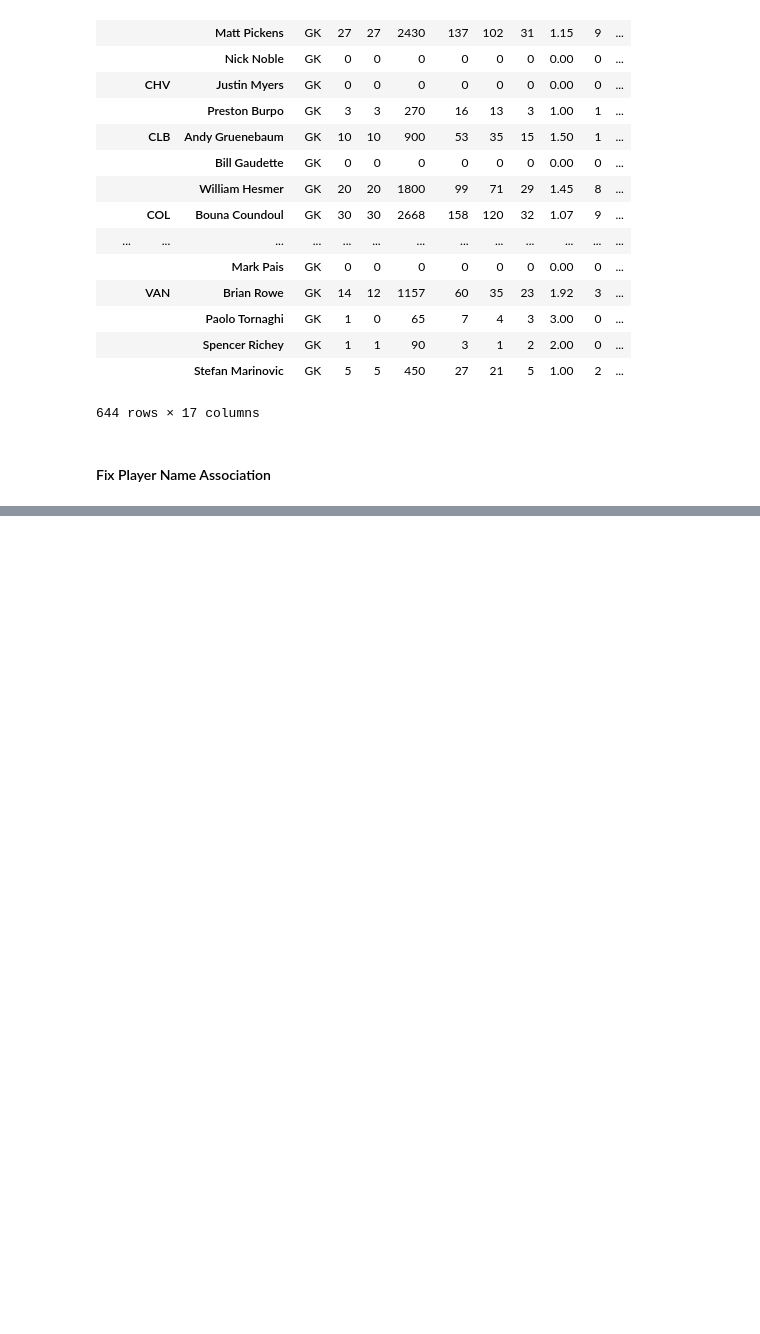
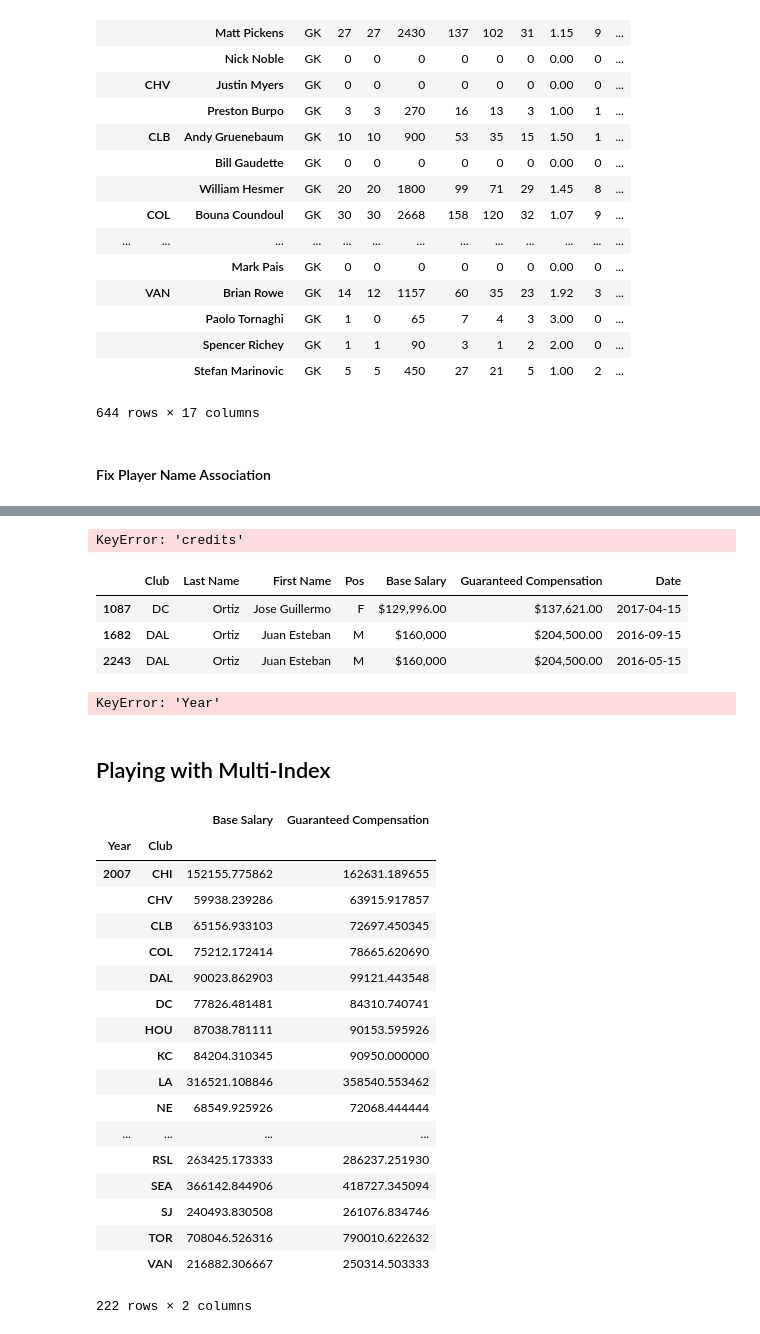
Before and after one commit to cneiderer/Class_Projects, a Jupyter notebook: Project_2/LinkingStats.ipynb, the cells around one changed output, grey strips where cells are left out. Drawn from its saved outputs; the diff is of its cells as text; code cells hidden in the pictures; blank space fills up the shorter version.

```diff
--- a/Project_2/LinkingStats.ipynb
+++ b/Project_2/LinkingStats.ipynb
@@ -330,0 +287,40 @@ print(fwuzz.fuzz.token_set_ratio(str2, str3))
+# %%
+player_map['Jose Martin']
+# %% [output]
+KeyError: 'credits'
+# %%
+salary_df[salary_df['Last Name'] == 'Ortiz']
+# %% [output]
+|  | Club | Last Name | First Name | Pos | Base Salary | Guaranteed Compensation | Date |
+| 1087 | DC | Ortiz | Jose Guillermo | F | $129,996.00 | $137,621.00 | 2017-04-15 |
+| 1682 | DAL | Ortiz | Juan Esteban | M | $160,000 | $204,500.00 | 2016-09-15 |
+| 2243 | DAL | Ortiz | Juan Esteban | M | $160,000 | $204,500.00 | 2016-05-15 |
+# %%
+salary_df.groupby(['Year', 'Club']).mean()
+# %% [output]
+KeyError: 'Year'
+# %% [markdown]
+## Playing with Multi-Index
+# %%
+tmp = salary_df.groupby(['Year', 'Club'], as_index=True).mean()
+tmp
+# %% [output]
+|  |  | Base Salary | Guaranteed Compensation |
+| Year | Club |  |  |
+| 2007 | CHI | 152155.775862 | 162631.189655 |
+|  | CHV | 59938.239286 | 63915.917857 |
+|  | CLB | 65156.933103 | 72697.450345 |
+|  | COL | 75212.172414 | 78665.620690 |
+|  | DAL | 90023.862903 | 99121.443548 |
+|  | DC | 77826.481481 | 84310.740741 |
+|  | HOU | 87038.781111 | 90153.595926 |
+|  | KC | 84204.310345 | 90950.000000 |
+|  | LA | 316521.108846 | 358540.553462 |
+|  | NE | 68549.925926 | 72068.444444 |
+| ... | ... | ... | ... |
+|  | RSL | 263425.173333 | 286237.251930 |
+|  | SEA | 366142.844906 | 418727.345094 |
+|  | SJ | 240493.830508 | 261076.834746 |
+|  | TOR | 708046.526316 | 790010.622632 |
+|  | VAN | 216882.306667 | 250314.503333 |
+222 rows × 2 columns
```
Also changed, not shown: parts of 25 cells of this notebook.
